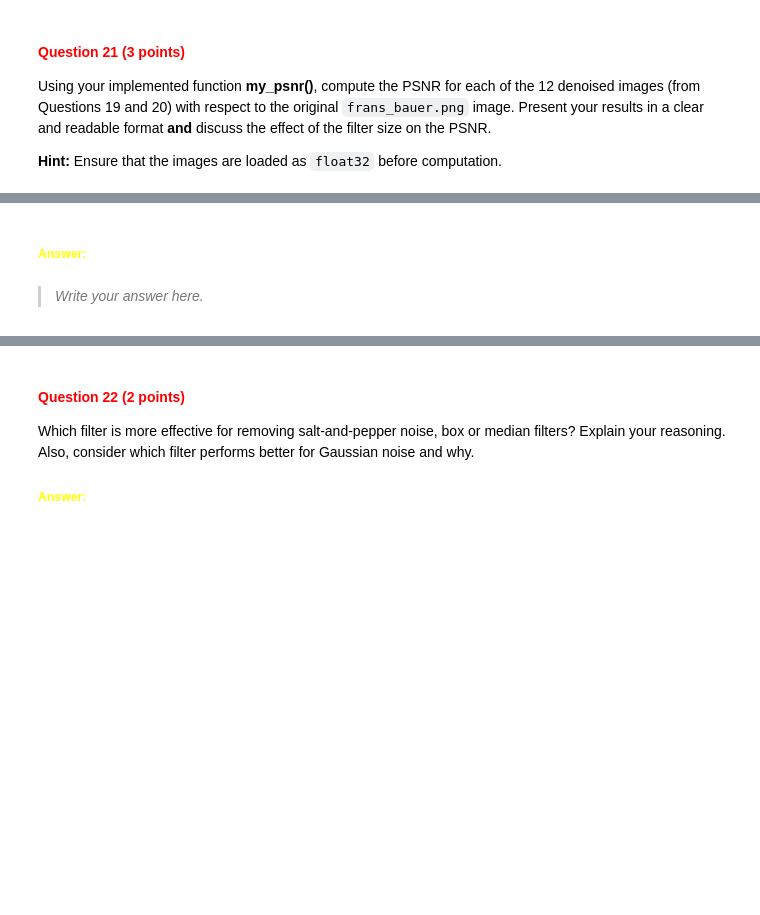
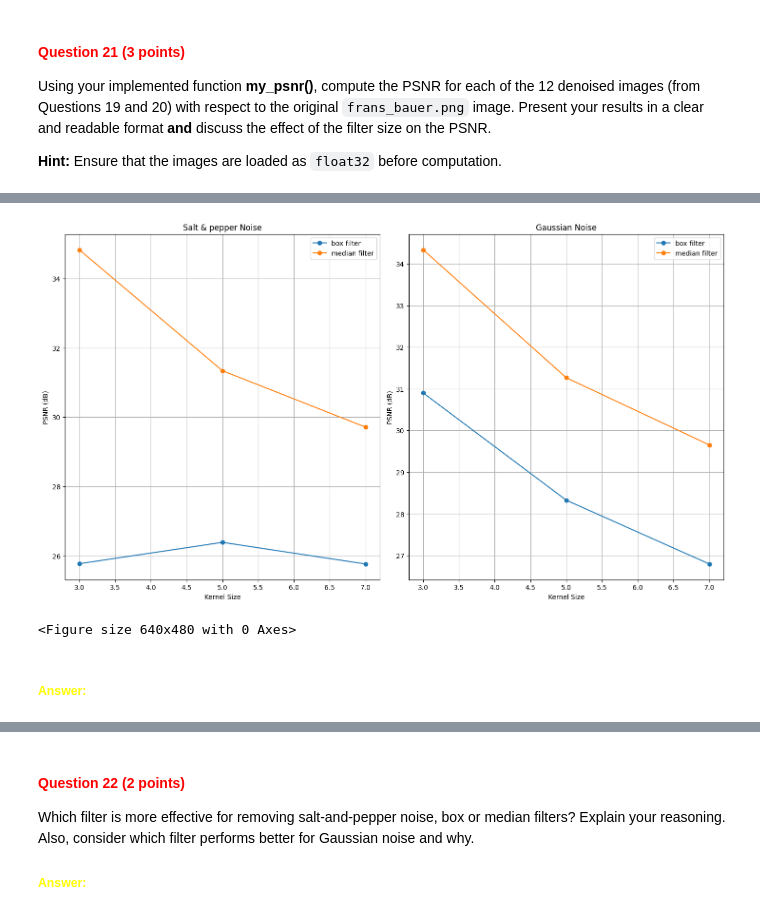
Before and after one commit to JonasElzinga/cv1-lab-2, a Jupyter notebook: cv1-lab-2.ipynb, the cells around one changed output, grey strips where cells are left out. Saved outputs shown, nothing was run; the diff lists cells and outputs as text; code cells hidden in the pictures; blank space fills up the shorter version.

```diff
--- a/cv1-lab-2.ipynb
+++ b/cv1-lab-2.ipynb
@@ -691,8 +691,8 @@ Using your implemented function `calculate_psnr()`, compute and print the PSNR b
 **Hint:** Ensure that the data type of the images is `float32` before computation.
 # %%
 # load the images
-frans_bauer_image = plt.imread("images/frans_bauer.png")
-frans_bauer_gaussian_image = plt.imread("images/frans_bauer_gaussian.png")
+frans_bauer_image = cv2.imread("images/frans_bauer.png", cv2.IMREAD_GRAYSCALE)
+frans_bauer_gaussian_image = cv2.imread("images/frans_bauer_gaussian.png", cv2.IMREAD_GRAYSCALE)
 
 # convert the images to float32 arrays
 frans_bauer = np.array(frans_bauer_image, dtype=np.float32)
@@ -767,0 +851,57 @@ Using your implemented function **my_psnr()**, compute the PSNR for each of the
+# %%
+box_psnr_dict = {}
+box_psnr_dict["salt_pepper"] = []
+box_psnr_dict["gaussian"] = []
+print("denoise the image using box filter")
+print("salt pepper-")
+for k, img in zip(kernel_sizes, box_salt_pepper_outs):
+    psnr_value = calculate_psnr(frans_bauer, img.astype(np.float32))
+    box_psnr_dict['salt_pepper'].append(psnr_value)
+    print(f"psnr value for kernel size {k}: {psnr_value}")
+
+print("gaussian-")
+for k, img in zip(kernel_sizes, box_gaussian_outs):
+    psnr_value = calculate_psnr(frans_bauer, img.astype(np.float32))
+    box_psnr_dict['gaussian'].append(psnr_value)
+    print(f"psnr value for kernel size {k}: {psnr_value}")
+
+median_psnr_dict = {}
+median_psnr_dict["salt_pepper"] = []
+median_psnr_dict["gaussian"] = []
+print()
+print("denoise the image using median filter")
+print("salt pepper-")
+for k, img in zip(kernel_sizes, median_salt_pepper_outs):
+    psnr_value = calculate_psnr(frans_bauer.astype(np.float32), img.astype(np.float32))
+    median_psnr_dict['salt_pepper'].append(psnr_value)
+    print(f"psnr value for kernel size {k}: {psnr_value}")
+
+print("gaussian-")
+for k, img in zip(kernel_sizes, median_gaussian_outs):
+    psnr_value = calculate_psnr(frans_bauer.astype(np.float32), img.astype(np.float32))
+    median_psnr_dict['gaussian'].append(psnr_value)
+    print(f"psnr value for kernel size {k}: {psnr_value}")
+
+# plot results in a psnr vs. kernel_size graph for each noise type
+plt.figure(figsize=(3.6*ncols, 8), constrained_layout=True)
+plt.subplot(1, 2, 1)
+plt.plot(kernel_sizes, box_psnr_dict["salt_pepper"], marker='o', label='box filter')
+plt.plot(kernel_sizes, median_psnr_dict["salt_pepper"], marker='o', label='median filter')
+plt.title('Salt & pepper Noise')
+plt.legend()
+plt.grid(True)
+plt.xlabel('Kernel Size')
+plt.ylabel('PSNR (dB)')
+
+plt.subplot(1, 2, 2)
+plt.plot(kernel_sizes, box_psnr_dict["gaussian"], marker='o', label='box filter')
+plt.plot(kernel_sizes, median_psnr_dict["gaussian"], marker='o', label='median filter')
+plt.title('Gaussian Noise')
+plt.legend()
+plt.grid(True)
+plt.xlabel('Kernel Size')
+plt.ylabel('PSNR (dB)')
+
+plt.show()
+plt.tight_layout()
+# %% [output]
@@ -768,4 +927,4 @@ Using your implemented function **my_psnr()**, compute the PSNR for each of the
+[figure, added]
+<Figure size 640x480 with 0 Axes>
 # %% [markdown]
 ##### <font color='yellow'>Answer:</font>
-# %% [markdown]
->*Write your answer here.*
```
Also changed, not shown: parts of 12 cells of this notebook.
